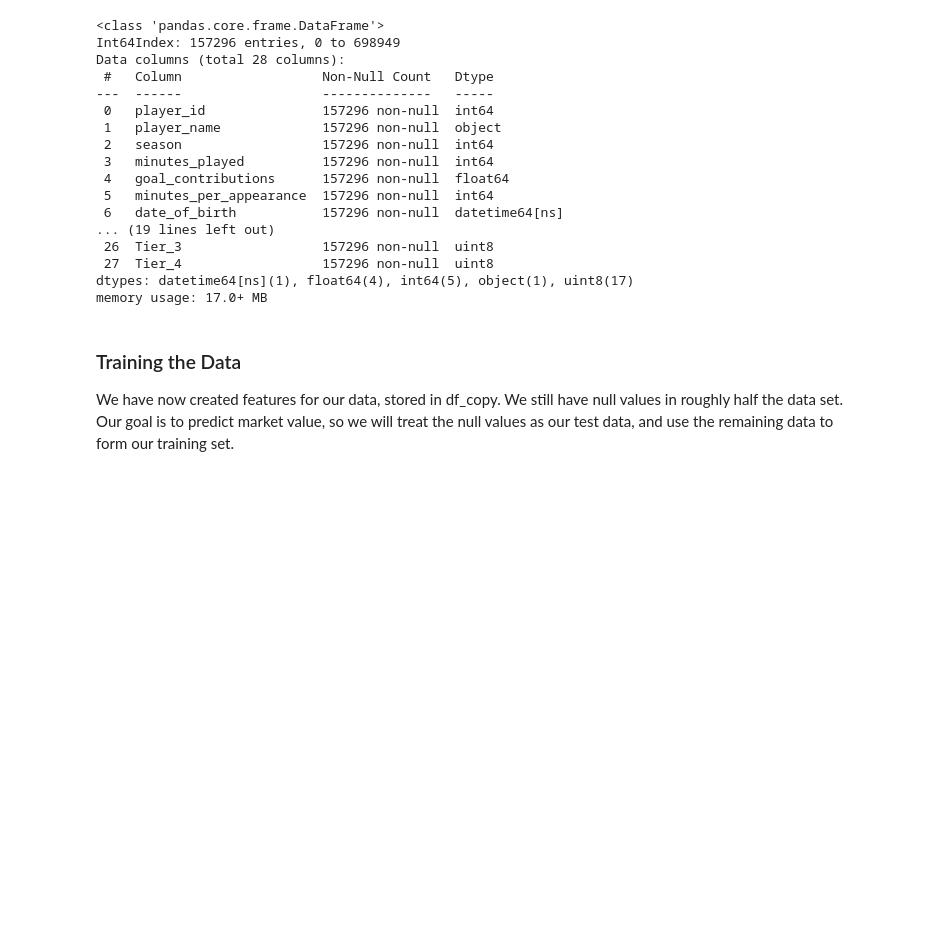
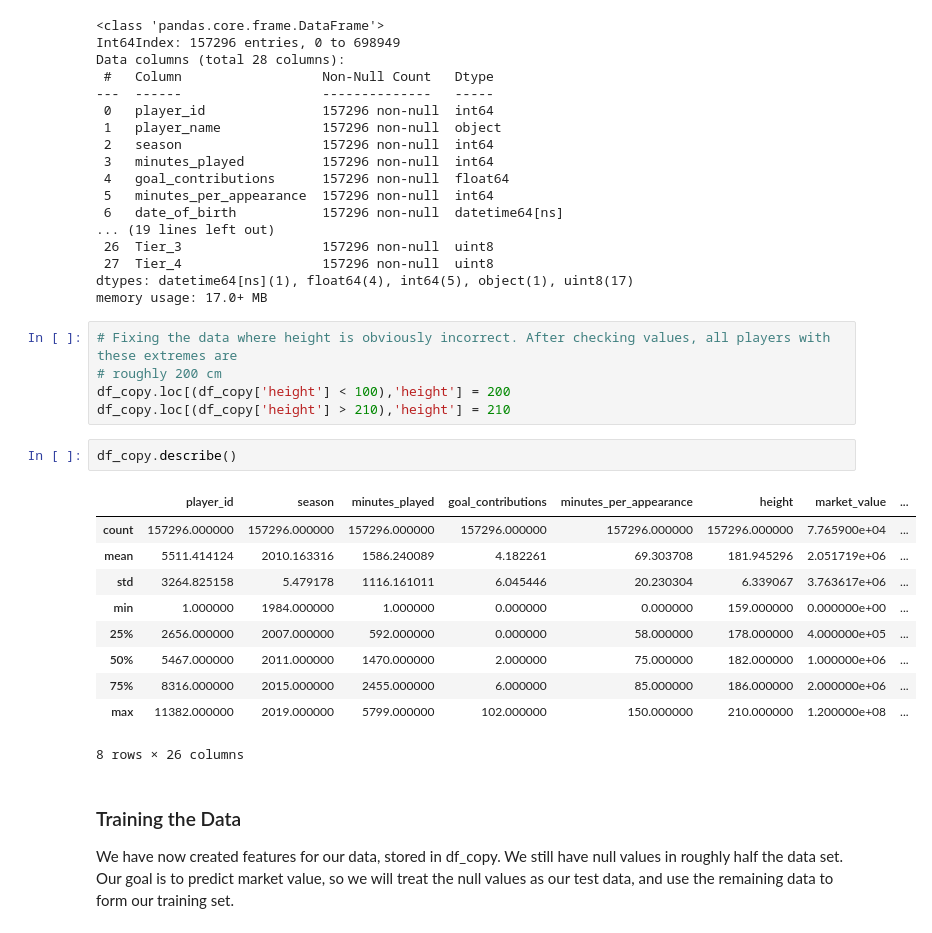
Before and after one commit to dvanheeswijk/Springboard, a Jupyter notebook: Capstone 2/Capstone 2 - Preprocessing and Training.ipynb, the cells around one changed output. Saved outputs shown, nothing was run; the diff lists cells and outputs as text; blank space fills up the shorter version.

```diff
--- a/Capstone 2/Capstone 2 - Preprocessing and Training.ipynb
+++ b/Capstone 2/Capstone 2 - Preprocessing and Training.ipynb
@@ -303,6 +303,24 @@ Data columns (total 28 columns):
  27  Tier_4                  157296 non-null  uint8
 dtypes: datetime64[ns](1), float64(4), int64(5), object(1), uint8(17)
 memory usage: 17.0+ MB
+# %%
+# Fixing the data where height is obviously incorrect. After checking values, all players with these extremes are
+# roughly 200 cm
+df_copy.loc[(df_copy['height'] < 100),'height'] = 200
+df_copy.loc[(df_copy['height'] > 210),'height'] = 210
+# %%
+df_copy.describe()
+# %% [output]
+|  | player_id | season | minutes_played | goal_contributions | minutes_per_appearance | height | market_value | ... |
+| count | 157296.000000 | 157296.000000 | 157296.000000 | 157296.000000 | 157296.000000 | 157296.000000 | 7.765900e+04 | ... |
+| mean | 5511.414124 | 2010.163316 | 1586.240089 | 4.182261 | 69.303708 | 181.945296 | 2.051719e+06 | ... |
+| std | 3264.825158 | 5.479178 | 1116.161011 | 6.045446 | 20.230304 | 6.339067 | 3.763617e+06 | ... |
+| min | 1.000000 | 1984.000000 | 1.000000 | 0.000000 | 0.000000 | 159.000000 | 0.000000e+00 | ... |
+| 25% | 2656.000000 | 2007.000000 | 592.000000 | 0.000000 | 58.000000 | 178.000000 | 4.000000e+05 | ... |
+| 50% | 5467.000000 | 2011.000000 | 1470.000000 | 2.000000 | 75.000000 | 182.000000 | 1.000000e+06 | ... |
+| 75% | 8316.000000 | 2015.000000 | 2455.000000 | 6.000000 | 85.000000 | 186.000000 | 2.000000e+06 | ... |
+| max | 11382.000000 | 2019.000000 | 5799.000000 | 102.000000 | 150.000000 | 210.000000 | 1.200000e+08 | ... |
+8 rows × 26 columns
 # %% [markdown]
 ### Training the Data
 
```
Also changed, not shown: parts of 9 cells of this notebook, 2 other files.
